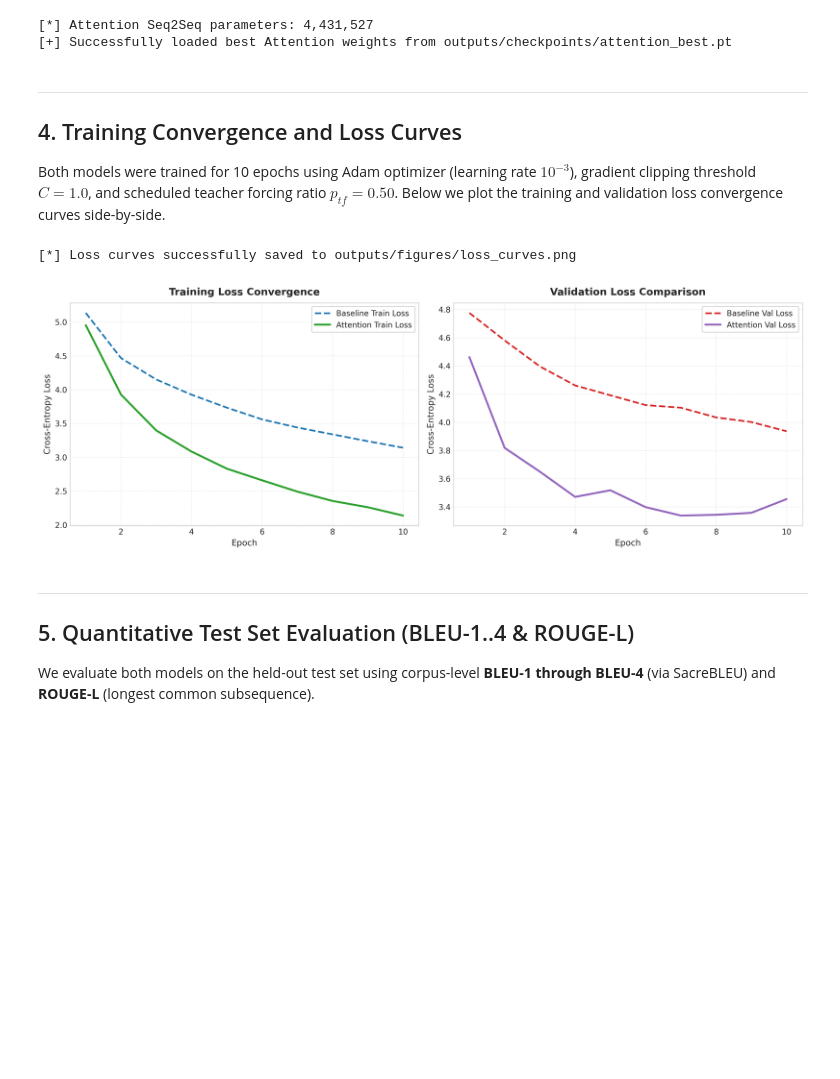
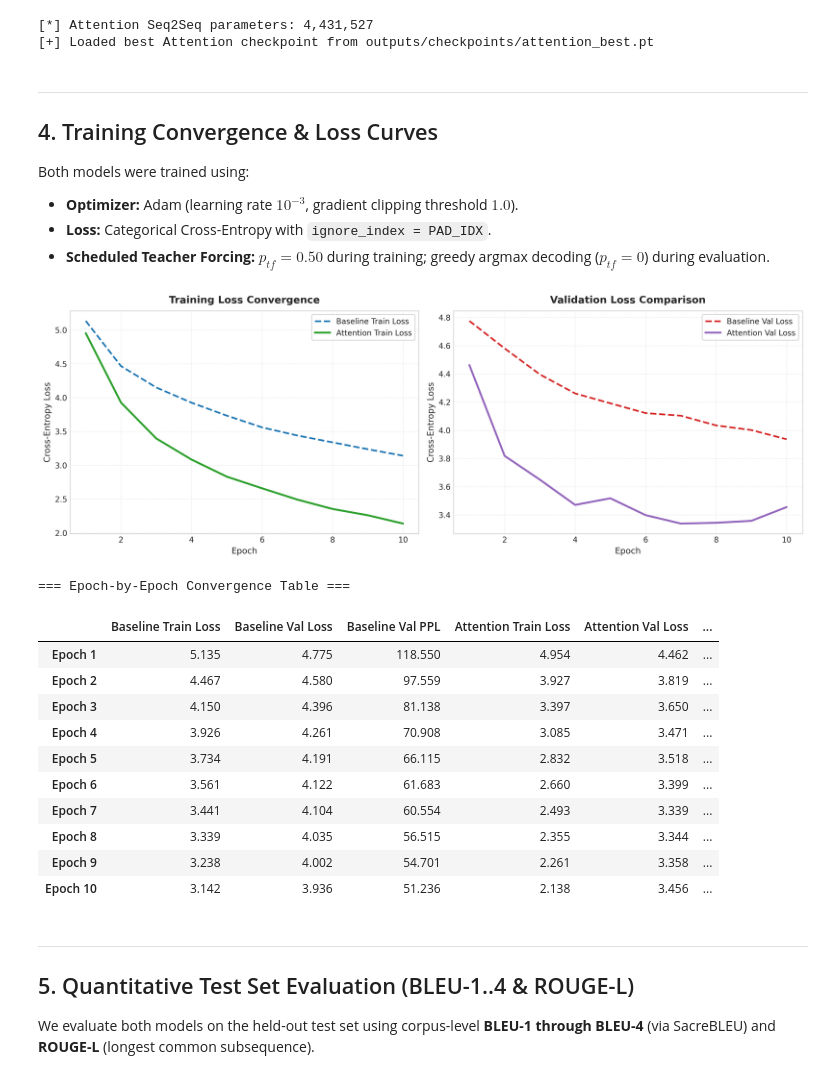
Before and after one commit to FekyBaz/nlp-en-de-seq2seq-attention, a Jupyter notebook: notebooks/en_de_seq2seq_attention.ipynb, the cells around one changed output. Cells and saved outputs as stored; diff of their text form; code cells hidden in the pictures; blank space fills up the shorter version.

```diff
--- a/notebooks/en_de_seq2seq_attention.ipynb
+++ b/notebooks/en_de_seq2seq_attention.ipynb
@@ -199,16 +209,18 @@ print("[+] Successfully loaded best Baseline weights from outputs/checkpoints/ba
 # %%
+from src.models_attention import BidirectionalEncoder, BahdanauAttention, AttentionDecoder, Seq2SeqAttention
+
 a_encoder = BidirectionalEncoder(
     vocab_size=len(src_vocab),
     emb_dim=EMB_DIM,
-    enc_hid_dim=HID_DIM // 2,  # 128 fwd + 128 bwd = 256 representation
+    enc_hid_dim=HID_DIM // 2,
     dec_hid_dim=HID_DIM,
     dropout=DROPOUT,
-    pad_idx=PAD_IDX,
+    pad_idx=PAD_IDX
 )
 attention = BahdanauAttention(
     enc_hid_dim=HID_DIM // 2,
     dec_hid_dim=HID_DIM,
-    attn_dim=HID_DIM // 2,
+    attn_dim=HID_DIM // 2
 )
 a_decoder = AttentionDecoder(
     vocab_size=len(trg_vocab),
@@ -217,7 +229,7 @@ a_decoder = AttentionDecoder(
     dec_hid_dim=HID_DIM,
     attention=attention,
     dropout=DROPOUT,
-    pad_idx=PAD_IDX,
+    pad_idx=PAD_IDX
 )
 attention_model = Seq2SeqAttention(a_encoder, a_decoder, PAD_IDX, device).to(device)
 
@@ -226,30 +238,51 @@ attention_model.load_state_dict(torch.load("outputs/checkpoints/attention_best.p
 attention_model.eval()
 
 print(f"[*] Attention Seq2Seq parameters: {count_parameters(attention_model):,}")
-print("[+] Successfully loaded best Attention weights from outputs/checkpoints/attention_best.pt")
+print("[+] Loaded best Attention checkpoint from outputs/checkpoints/attention_best.pt")
 # %% [output]
 [*] Attention Seq2Seq parameters: 4,431,527
-[+] Successfully loaded best Attention weights from outputs/checkpoints/attention_best.pt
+[+] Loaded best Attention checkpoint from outputs/checkpoints/attention_best.pt
 # %% [markdown]
 ---
-## 4. Training Convergence and Loss Curves
+## 4. Training Convergence & Loss Curves
 
-Both models were trained for 10 epochs using Adam optimizer (learning rate $10^{-3}$), gradient clipping threshold $C = 1.0$, and scheduled teacher forcing ratio $p_{tf} = 0.50$.
-Below we plot the training and validation loss convergence curves side-by-side.
+Both models were trained using:
+- **Optimizer:** Adam (learning rate $10^{-3}$, gradient clipping threshold $1.0$).
+- **Loss:** Categorical Cross-Entropy with `ignore_index = PAD_IDX`.
+- **Scheduled Teacher Forcing:** $p_{tf} = 0.50$ during training; greedy argmax decoding ($p_{tf} = 0$) during evaluation.
-# %%
-with open("outputs/results/history.json", "r", encoding="utf-8") as f:
-    history_data = json.load(f)
-
-plot_loss_curves(
-    history_data["baseline"],
-    history_data["attention"],
-    save_path="outputs/figures/loss_curves.png"
-)
-
-display(Image(filename="outputs/figures/loss_curves.png"))
-# %% [output]
-[*] Loss curves successfully saved to outputs/figures/loss_curves.png
-[figure, removed]
+# %%
+with open("outputs/results/history.json", "r", encoding="utf-8") as f:
+    history_data = json.load(f)
+
+# Display Loss Curves side-by-side
+display(Image(filename="outputs/figures/loss_curves.png"))
+
+# Epoch-by-epoch loss summary
+df_history = pd.DataFrame({
+    "Baseline Train Loss": history_data["baseline"]["train_loss"],
+    "Baseline Val Loss":   history_data["baseline"]["val_loss"],
+    "Baseline Val PPL":    history_data["baseline"]["val_ppl"],
+    "Attention Train Loss": history_data["attention"]["train_loss"],
+    "Attention Val Loss":   history_data["attention"]["val_loss"],
+    "Attention Val PPL":    history_data["attention"]["val_ppl"],
+}, index=[f"Epoch {i+1}" for i in range(len(history_data["baseline"]["train_loss"]))])
+
+print("=== Epoch-by-Epoch Convergence Table ===")
+display(df_history.round(3))
+# %% [output]
+[figure, added]
+=== Epoch-by-Epoch Convergence Table ===
+|  | Baseline Train Loss | Baseline Val Loss | Baseline Val PPL | Attention Train Loss | Attention Val Loss | ... |
+| Epoch 1 | 5.135 | 4.775 | 118.550 | 4.954 | 4.462 | ... |
+| Epoch 2 | 4.467 | 4.580 | 97.559 | 3.927 | 3.819 | ... |
+| Epoch 3 | 4.150 | 4.396 | 81.138 | 3.397 | 3.650 | ... |
+| Epoch 4 | 3.926 | 4.261 | 70.908 | 3.085 | 3.471 | ... |
+| Epoch 5 | 3.734 | 4.191 | 66.115 | 2.832 | 3.518 | ... |
+| Epoch 6 | 3.561 | 4.122 | 61.683 | 2.660 | 3.399 | ... |
+| Epoch 7 | 3.441 | 4.104 | 60.554 | 2.493 | 3.339 | ... |
+| Epoch 8 | 3.339 | 4.035 | 56.515 | 2.355 | 3.344 | ... |
+| Epoch 9 | 3.238 | 4.002 | 54.701 | 2.261 | 3.358 | ... |
+| Epoch 10 | 3.142 | 3.936 | 51.236 | 2.138 | 3.456 | ... |
 # %% [markdown]
 ---
 ## 5. Quantitative Test Set Evaluation (BLEU-1..4 & ROUGE-L)
```
Also changed, not shown: parts of 17 cells of this notebook, 7 other files.
